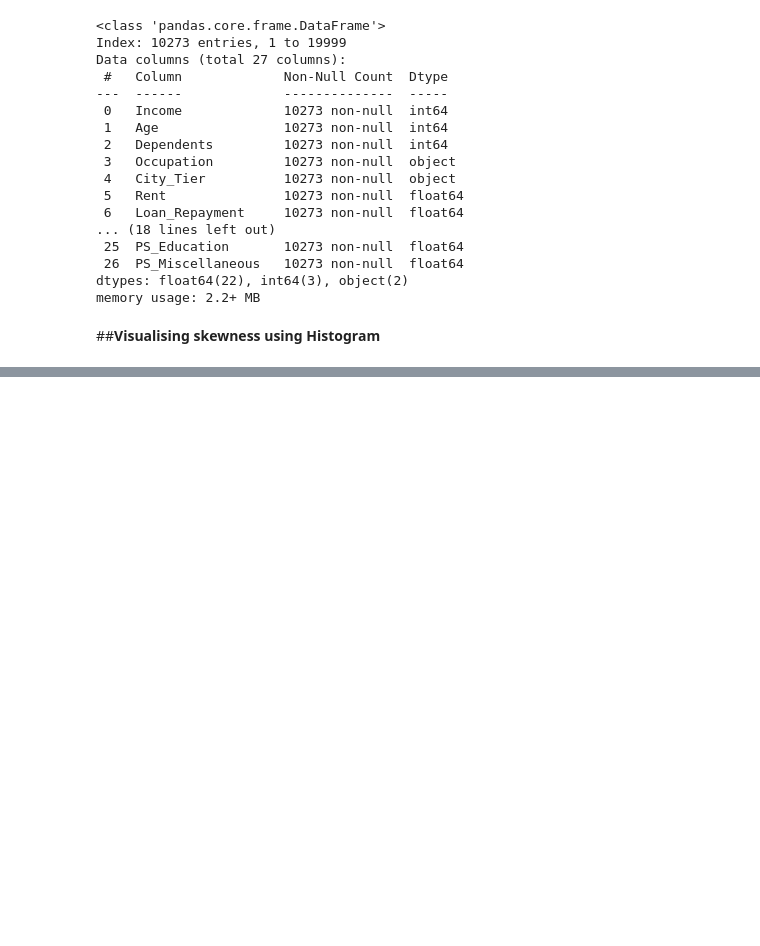
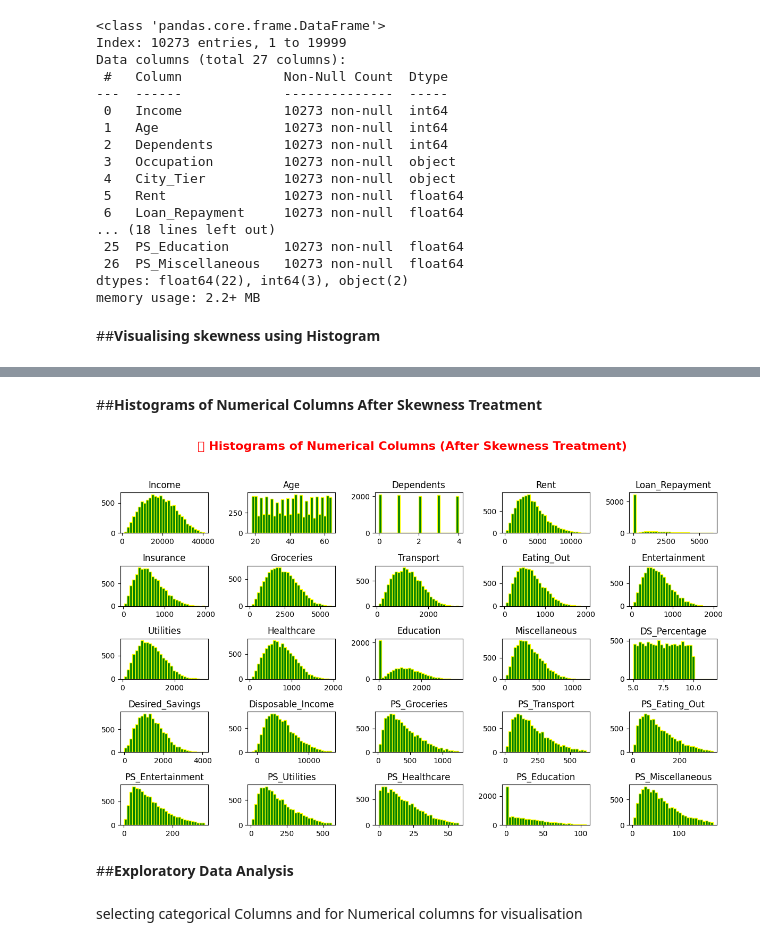
Before and after one commit to Sajuranjith/Indian-Personal-Finance-and-Spending-Habits, a Jupyter notebook: Indian_Personal_Finance_and_Spending_Habits.ipynb, the cells around one changed output, grey strips where cells are left out. Cells and saved outputs as stored; diff of their text form; code cells hidden in the pictures; blank space fills up the shorter version.

```diff
--- a/Indian_Personal_Finance_and_Spending_Habits.ipynb
+++ b/Indian_Personal_Finance_and_Spending_Habits.ipynb
@@ -506,0 +549,30 @@ for column in numerical_cols:
+# %% [markdown]
+##**Histograms of Numerical Columns After Skewness Treatment**
+# %%
+numerical_columns = df.select_dtypes(include=['int64', 'float64'])
+
+# Create histograms
+numerical_columns.hist(
+    figsize=(12, 8),            # Slightly larger figure size
+    bins=30,                    # Number of bins
+    edgecolor='yellow',         # Outline color
+    color='green',              # Fill color
+    grid=False
+)
+
+# Add an informative title
+plt.suptitle(
+    '📊 Histograms of Numerical Columns (After Skewness Treatment)',
+    color='red',
+    fontsize=16,
+    fontweight='bold'
+)
+
+plt.tight_layout(rect=[0, 0.03, 1, 0.95])  # Adjust layout to fit title
+plt.show()
+# %% [output]
+[figure, added]
+# %% [markdown]
+##**Exploratory Data Analysis**
+# %% [markdown]
+selecting categorical Columns and for Numerical columns for visualisation
```
Also changed, not shown: parts of 6 cells of this notebook.
